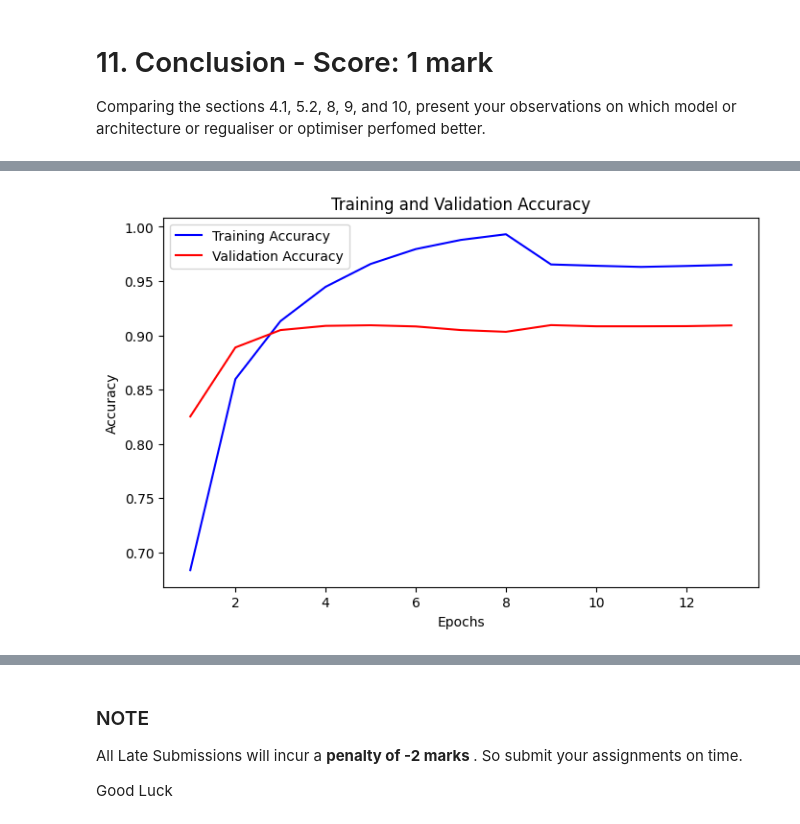
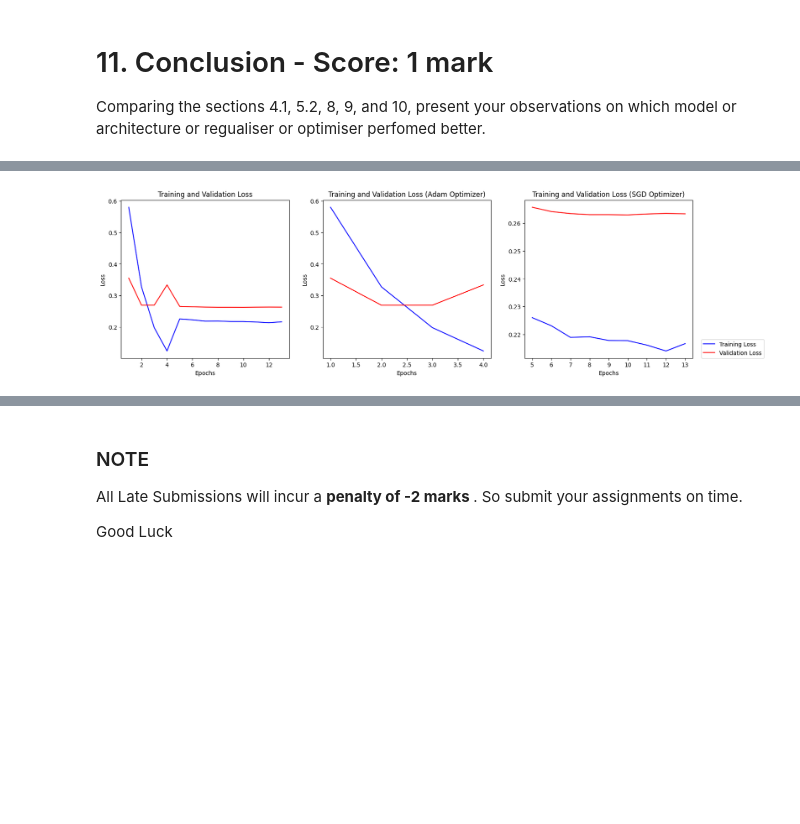
Before and after one commit to nirmaljayin/natural-language-processing, a Jupyter notebook: DNN_Assignment01_group44.ipynb, the cells around one changed output, grey strips where cells are left out. Saved outputs shown, nothing was run; the diff lists cells and outputs as text; code cells hidden in the pictures; blank space fills up the shorter version.

```diff
--- a/DNN_Assignment01_group44.ipynb
+++ b/DNN_Assignment01_group44.ipynb
@@ -1450,7 +1430,7 @@ model_final.compile(
 # Early stop
 early_stopping = tf_keras.callbacks.EarlyStopping(
     # Maximum time it is allowed val_loss to be deteriorated
-    patience=4,
+    patience=2,
     # used to restore the model weights from the best value observed epoch
     restore_best_weights=True,
 )
@@ -1460,8 +1440,8 @@ history_final_1 = model_final.fit(
     X_train,
     y_train,
     validation_data=(X_validation, y_validation),
-    epochs=20,
-    batch_size=1000,
+    epochs=5,
+    batch_size=256,
     callbacks=[early_stopping],
     verbose=1,
 )
@@ -1485,6 +1457,6 @@ Epoch 8/20
 # %%
 model_final.compile(
-    optimizer=tf_keras.optimizers.SGD(learning_rate=0.01),
+    optimizer=tf_keras.optimizers.SGD(learning_rate=0.001),
     loss=tf.keras.losses.BinaryCrossentropy(from_logits=False),
     metrics=["accuracy"],
 )
@@ -1492,7 +1464,7 @@ model_final.compile(
 # Early stop
 early_stopping = tf_keras.callbacks.EarlyStopping(
     # Maximum time it is allowed val_loss to be deteriorated
-    patience=4,
+    patience=3,
     # used to restore the model weights from the best value observed epoch
     restore_best_weights=True,
 )
@@ -1502,8 +1474,8 @@ history_final_2 = model_final.fit(
     X_train,
     y_train,
     validation_data=(X_validation, y_validation),
-    epochs=20,
-    batch_size=500,
+    epochs=25,
+    batch_size=256,
     callbacks=[early_stopping],
     verbose=1,
 )
@@ -1521,20 +1567,64 @@ Epoch 5/20
 # %%
-train_accuracy_final = [*history_final_1.history["accuracy"], *history_final_2.history["accuracy"]]
-validation_accuracy_final = [*history_final_1.history["val_accuracy"], *history_final_2.history["val_accuracy"]]
+train_loss_final = [*history_final_1.history["loss"], *history_final_2.history["loss"]]
+validation_loss_final = [*history_final_1.history["val_loss"], *history_final_2.history["val_loss"]]
 
+fig, axeses = plt.subplots(nrows=1, ncols=3, figsize=(18, 5), dpi=100)
 
-plt.figure(figsize=(8, 5), dpi=100)
-plt.plot(range(1, len(train_accuracy_final) + 1), train_accuracy_final, label="Training Accuracy", color="b")
-plt.plot(
-    range(1, len(validation_accuracy_final) + 1), validation_accuracy_final, label="Validation Accuracy", color="r"
+axes_1 = axeses[0]
+axes_2 = axeses[1]
+axes_3 = axeses[2]
+
+# Create a single plot for training and validation accuracy
+axes_1.plot(range(1, len(train_loss_final) + 1), train_loss_final, label="Training Loss", color="b")
+axes_1.plot(range(1, len(validation_loss_final) + 1), validation_loss_final, label="Validation Loss", color="r")
+
+axes_1.set_xlabel("Epochs")
+axes_1.set_ylabel("Loss")
+axes_1.set_title("Training and Validation Loss")
+
+# Create a plot Adam optimizer training and validation accuracy
+axes_2.plot(
+    range(1, len(history_final_1.history["loss"]) + 1),
+    history_final_1.history["loss"],
+    label="Training Loss",
+    color="b",
+)
+axes_2.plot(
+    range(1, len(history_final_1.history["val_loss"]) + 1),
+    history_final_1.history["val_loss"],
+    label="Validation Loss",
+    color="r",
 )
 
-plt.xlabel("Epochs")
-plt.ylabel("Accuracy")
+axes_2.set_xlabel("Epochs")
+axes_2.set_ylabel("Loss")
+axes_2.set_title("Training and Validation Loss (Adam Optimizer)")
 
-plt.legend()
-plt.title("Training and Validation Accuracy")
+# Create a plot SGD optimizer training and validation accuracy
+axes_3.plot(
+    range(
+        len(history_final_1.history["loss"]) + 1,
+        len(history_final_2.history["loss"]) + len(history_final_1.history["loss"]) + 1,
+    ),
+    history_final_2.history["loss"],
+    label="Training Loss",
+    color="b",
+)
+axes_3.plot(
+    range(
+        len(history_final_1.history["val_loss"]) + 1,
+        len(history_final_2.history["val_loss"]) + len(history_final_1.history["val_loss"]) + 1,
+    ),
+    history_final_2.history["val_loss"],
+    label="Validation Loss",
+    color="r",
+)
 
+axes_3.set_xlabel("Epochs")
+axes_3.set_ylabel("Loss")
+axes_3.set_title("Training and Validation Loss (SGD Optimizer)")
+
+plt.legend(loc=(1.05, 0))
 plt.show()
 # %% [output]
-[figure, old version]
+[figure, new version]
```
Also changed, not shown: parts of 34 cells of this notebook, 2 other files.
